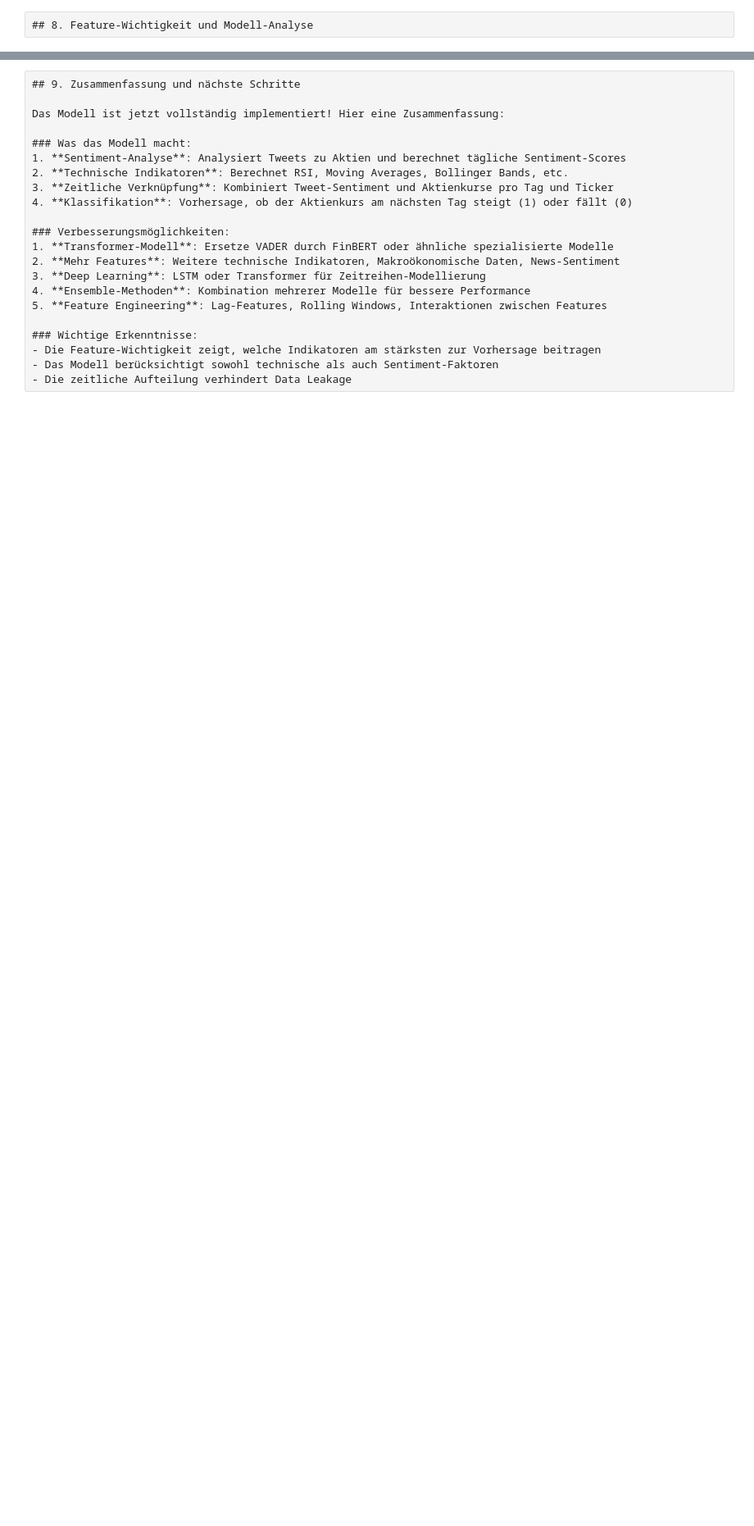
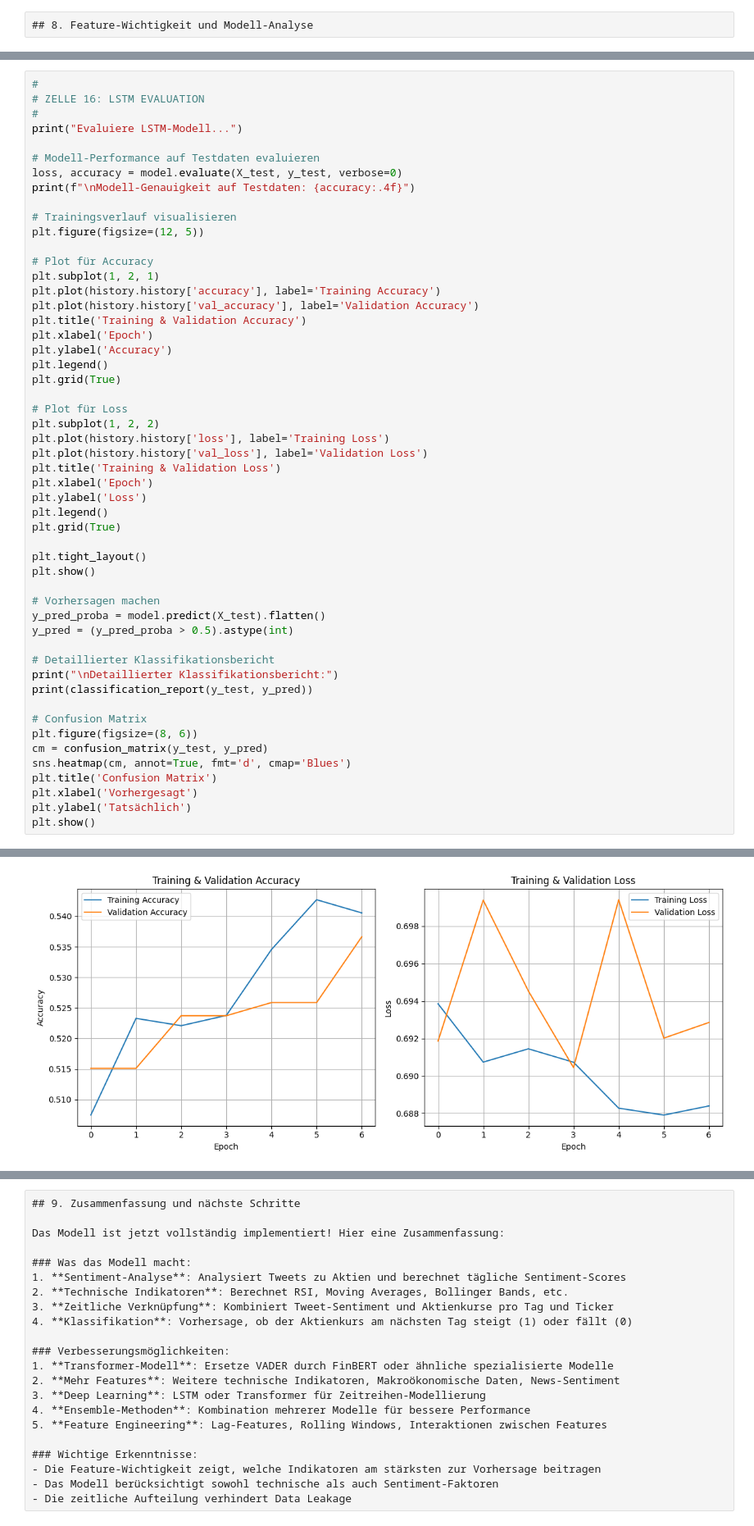
Before and after one commit to Papekyan/Data-Science-Project, a Jupyter notebook: Simon/stock_prediction_model.ipynb, the cells around one changed output, grey strips where cells are left out. Shown: that part at 82% size. Saved outputs shown, nothing was run; the diff lists cells and outputs as text; blank space fills up the shorter version.

Commit message:
LSTM

```diff
--- a/Simon/stock_prediction_model.ipynb
+++ b/Simon/stock_prediction_model.ipynb
@@ -498,0 +461,53 @@ Beispiel-Vorhersagen (letzte 10 Tage):
+# %%
+#
+# ZELLE 16: LSTM EVALUATION
+#
+print("Evaluiere LSTM-Modell...")
+
+# Modell-Performance auf Testdaten evaluieren
+loss, accuracy = model.evaluate(X_test, y_test, verbose=0)
+print(f"\nModell-Genauigkeit auf Testdaten: {accuracy:.4f}")
+
+# Trainingsverlauf visualisieren
+plt.figure(figsize=(12, 5))
+
+# Plot für Accuracy
+plt.subplot(1, 2, 1)
+plt.plot(history.history['accuracy'], label='Training Accuracy')
+plt.plot(history.history['val_accuracy'], label='Validation Accuracy')
+plt.title('Training & Validation Accuracy')
+plt.xlabel('Epoch')
+plt.ylabel('Accuracy')
+plt.legend()
+plt.grid(True)
+
+# Plot für Loss
+plt.subplot(1, 2, 2)
+plt.plot(history.history['loss'], label='Training Loss')
+plt.plot(history.history['val_loss'], label='Validation Loss')
+plt.title('Training & Validation Loss')
+plt.xlabel('Epoch')
+plt.ylabel('Loss')
+plt.legend()
+plt.grid(True)
+
+plt.tight_layout()
+plt.show()
+
+# Vorhersagen machen
+y_pred_proba = model.predict(X_test).flatten()
+y_pred = (y_pred_proba > 0.5).astype(int)
+
+# Detaillierter Klassifikationsbericht
+print("\nDetaillierter Klassifikationsbericht:")
+print(classification_report(y_test, y_pred))
+
+# Confusion Matrix
+plt.figure(figsize=(8, 6))
+cm = confusion_matrix(y_test, y_pred)
+sns.heatmap(cm, annot=True, fmt='d', cmap='Blues')
+plt.title('Confusion Matrix')
+plt.xlabel('Vorhergesagt')
+plt.ylabel('Tatsächlich')
+plt.show()
+# %% [output]
@@ -498,0 +517 @@ Beispiel-Vorhersagen (letzte 10 Tage):
+[figure, added]
```
Also changed, not shown: parts of 5 cells of this notebook, 3 other files.
